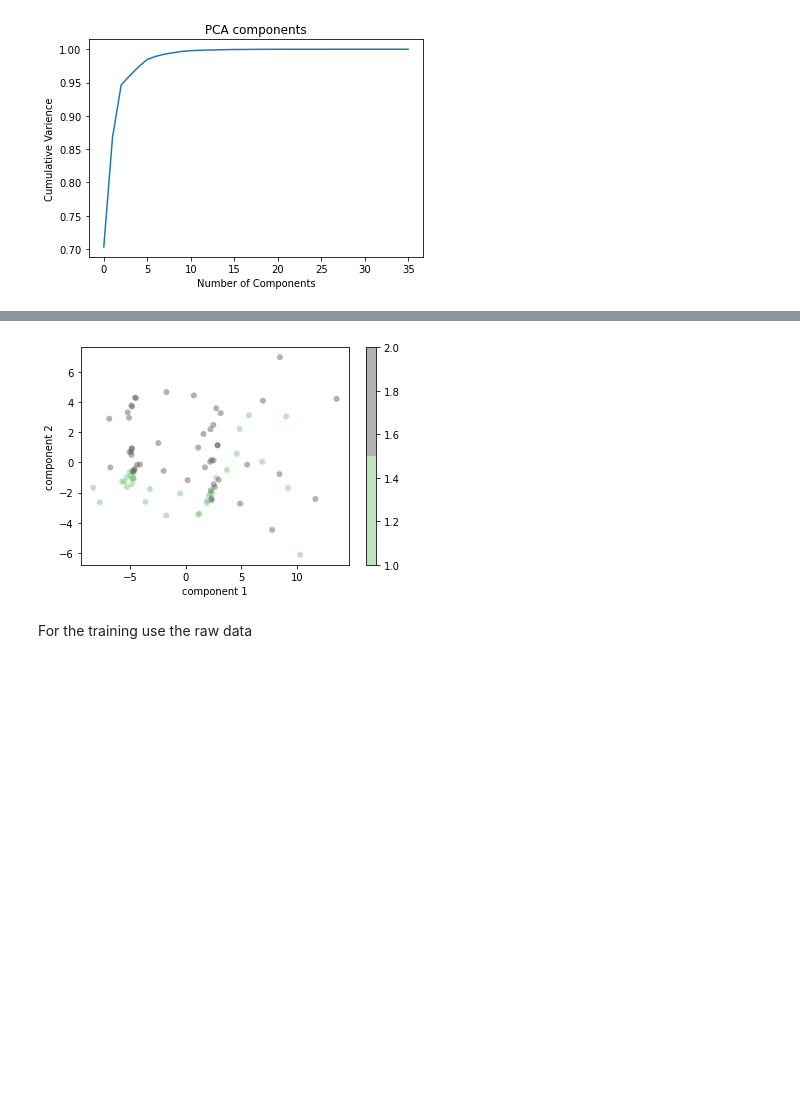
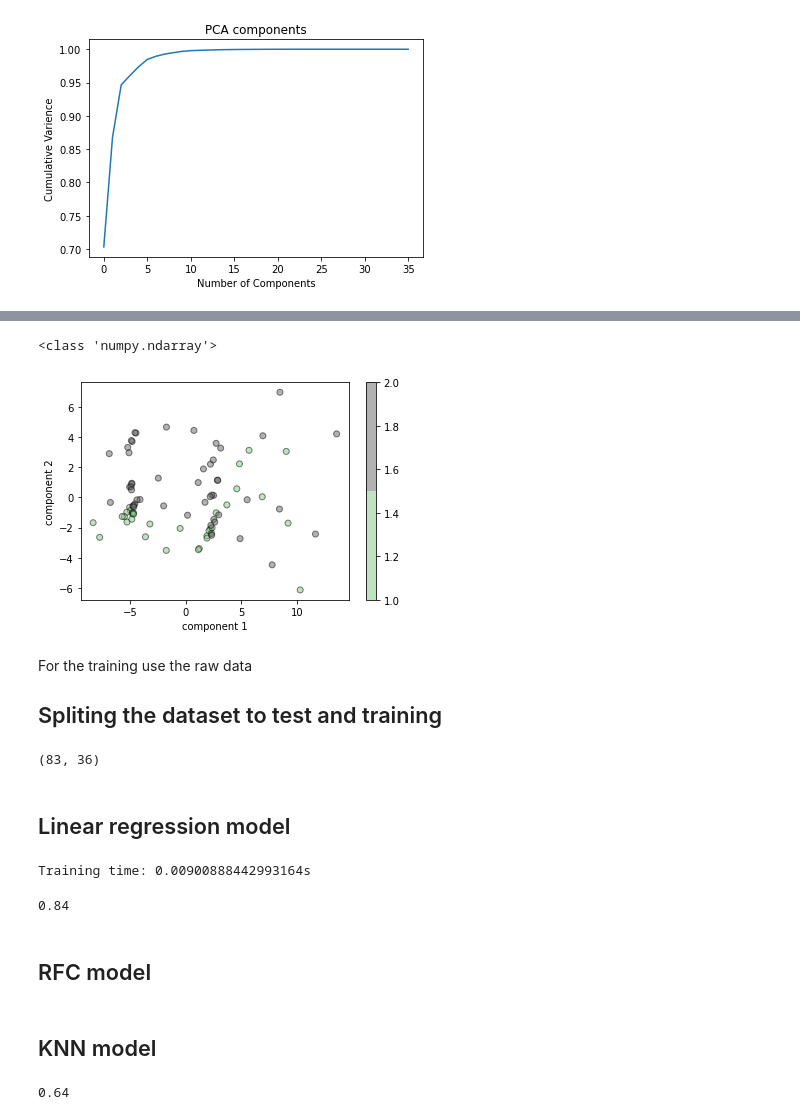
Before and after one commit to goldslime123/csc3005-DA, a Jupyter notebook: MeterA.ipynb, the cells around one changed output, grey strips where cells are left out. Saved outputs shown, nothing was run; the diff lists cells and outputs as text; code cells hidden in the pictures; blank space fills up the shorter version.

```diff
--- a/MeterA.ipynb
+++ b/MeterA.ipynb
@@ -167,7 +167,8 @@ Therefore we choose 6 at that repressents 0.9 variance of the dataset
 # %%
-pca = PCA(n_components=6) # is 0.908 of the total information
+pca = PCA(.99) # is 0.908 of the total information
 principalComponents = pca.fit_transform(features)
-print(pca.explained_variance_ratio_)
-principalDf = pandas.DataFrame(data = principalComponents
-             , columns = ['principal component 1', 'principal component 2','principal component 3', 'principal component 4','principal component 5','principal component 6'])
+print(principalComponents.shape)
+#principalDf = pandas.DataFrame(data = principalComponents
+             #, columns = ['principal component 1', 'principal component 2','principal component 3', 'principal component 4','principal component 5','principal component 6'])
+pca.explained_variance_ratio_
 # %% [output]
@@ -210,12 +211,63 @@ finalDf = pandas.concat([principalDf, pandas.Series(outliersGone['Class'].values
 # %%
+print(type(principalComponents[True, 0]))
 plt.scatter(principalComponents[:, 0], principalComponents[:, 1],
-            c=outliersGone['Class'].values, edgecolor='none', alpha=0.5,
+            c=outliersGone['Class'].values, edgecolor='k', alpha=0.5,
             cmap=plt.cm.get_cmap('Accent', 2))
 plt.xlabel('component 1')
 plt.ylabel('component 2')
 plt.colorbar();
 # %% [output]
+<class 'numpy.ndarray'>
-[figure, old version]
+[figure, new version]
-# %% [markdown]
-
-For the training use the raw data
+# %% [markdown]
+For the training use the raw data
+## Spliting the dataset to test and training
+# %%
+dataset = outliersGone
+
+# Separating out the features
+features = dataset.loc[:, featuresCol].values
+
+# Separating out the target
+health =dataset['Class']
+
+scaler =  StandardScaler()
+X_scaled = scaler.fit_transform(features)
+print(X_scaled.shape)
+
+from sklearn.model_selection import train_test_split
+x_train, x_test, y_train, y_test = train_test_split(X_scaled, health, test_size = 0.3, random_state=0)
+# %% [output]
+(83, 36)
+# %% [markdown]
+## Linear regression model
+# %%
+import time
+from sklearn.linear_model import LogisticRegression
+
+model = LogisticRegression()
+start = time.time()
+model.fit(x_train, y_train)
+stop = time.time()
+print(f"Training time: {stop - start}s")
+model.score(x_test, y_test)
+
+#do not understand the PCA part
+# %% [output]
+Training time: 0.00900888442993164s
+0.84
+# %% [markdown]
+## RFC model
+# %% [markdown]
+## KNN model
+# %%
+from sklearn.neighbors import KNeighborsClassifier
+
+#x_train, x_test, y_train, y_test = train_test_split(X_scaled, y, test_size = 0.3, random_state=0)
+
+clf1 = KNeighborsClassifier(n_neighbors=10, metric='minkowski', p=2)
+clf1.fit(x_train, y_train)
+
+clf1.score(x_test, y_test)
+# %% [output]
+0.64
```
Also changed, not shown: parts of 30 cells of this notebook.
